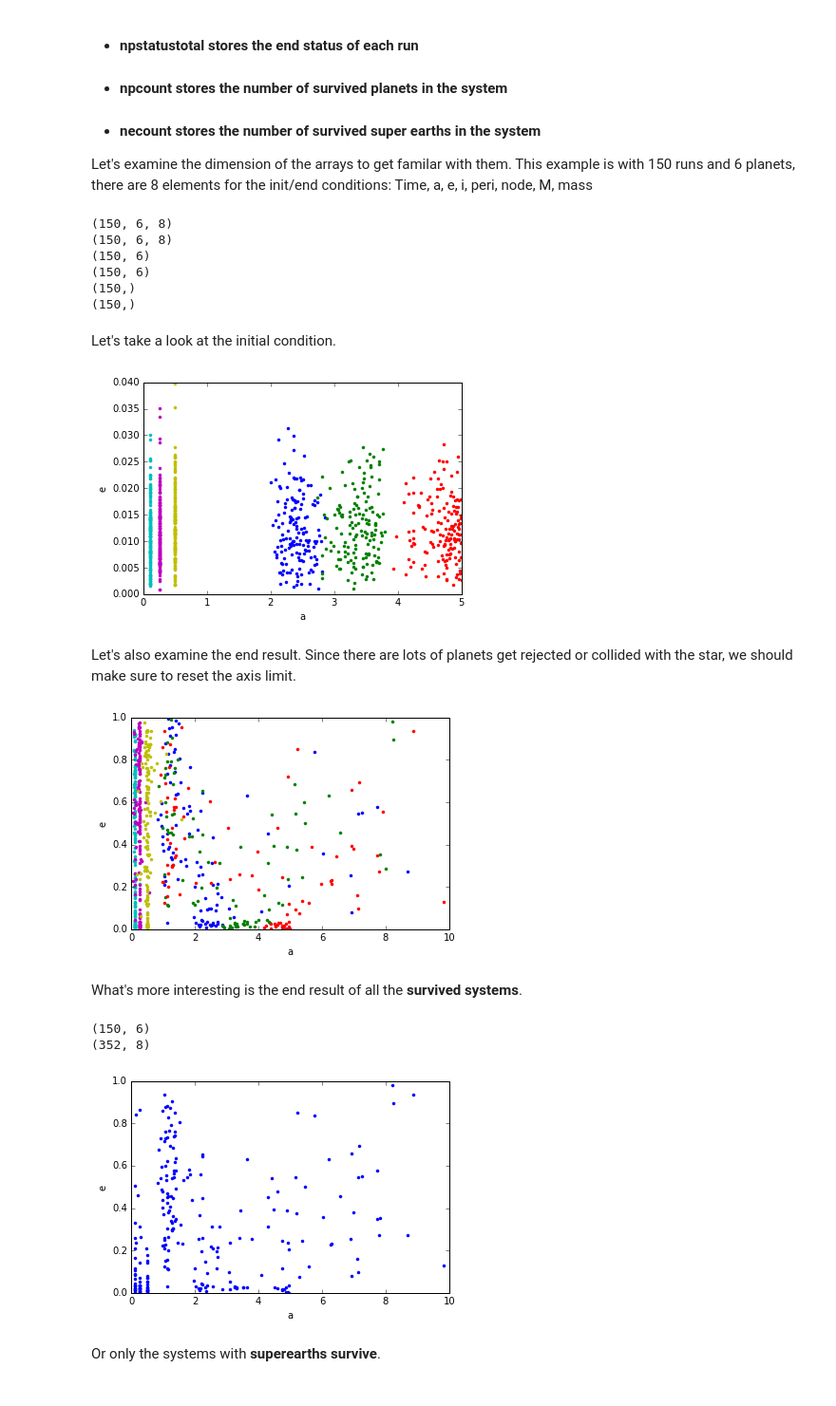
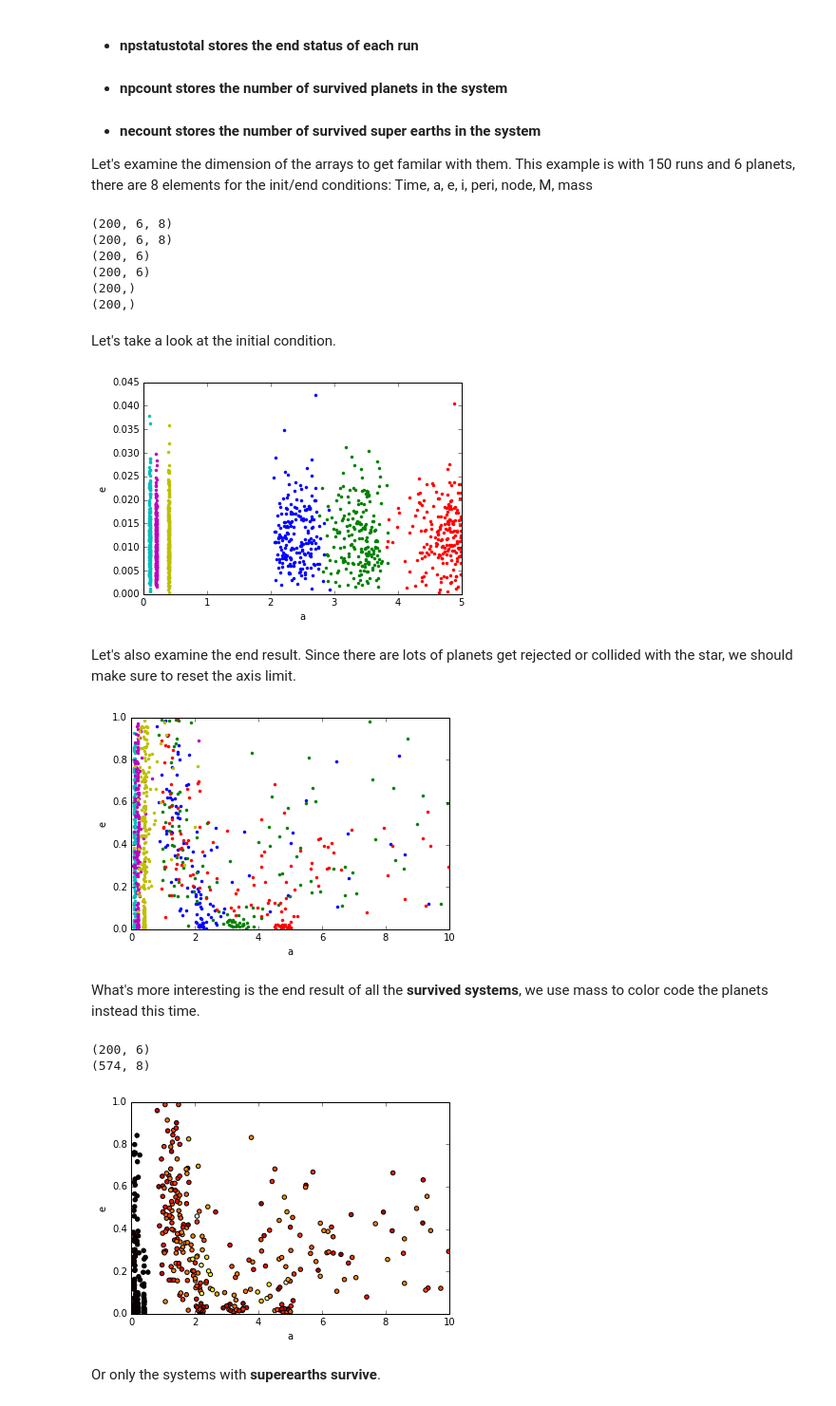
Before and after one commit to chelseah/Scatter, a Jupyter notebook: Plot_demo.ipynb, the cells around one changed output. Shown: that part at 95% size. Saved outputs shown, nothing was run; the diff lists cells and outputs as text; code cells hidden in the pictures.

Commit message:
add in more utils in Plot_demo

```diff
--- a/Plot_demo.ipynb
+++ b/Plot_demo.ipynb
@@ -9,7 +9,7 @@ import matplotlib
 from matplotlib import pyplot as plt
 %matplotlib inline
 import pickle
-inittotal,endtotal,nsteptotal,npstatustotal,npcount,necount=pickle.load(open('data/runsummary.pkl',mode='r'))
+inittotal,endtotal,nsteptotal,npstatustotal,npcount,necount=pickle.load(open('data/runsummary_Exp2.pkl',mode='r'))
 # %% [markdown]
 - #### initotal stores all the initial conditions
 - #### endtotal stores all the end conditions
@@ -27,24 +27,31 @@ print npstatustotal.shape
 print npcount.shape
 print necount.shape
 # %% [output]
-(150, 6, 8)
-(150, 6, 8)
-(150, 6)
-(150, 6)
-(150,)
-(150,)
+(200, 6, 8)
+(200, 6, 8)
+(200, 6)
+(200, 6)
+(200,)
+(200,)
 # %%
 #plotting function
-def plot_scatter(dataarr,param1,param2,xlim=[],ylim=[]):
+def plot_scatter(dataarr,param1,param2,xlim=[],ylim=[],color=''):
     paramdic={"a":1,"e":2,"i":3,"peri":4,"node":5,"M":6,"mass":7}
     index1=paramdic[param1]
     index2=paramdic[param2]
     fig=plt.figure()
     ax=fig.add_subplot(111)
+
     try:
         ax.plot(dataarr[:,:,index1],dataarr[:,:,index2],'.')
     except IndexError:
-        ax.plot(dataarr[:,index1],dataarr[:,index2],'.')
+        if not color=='':
+            if type(color) is str:
+                ax.scatter(dataarr[:,index1],dataarr[:,index2],c=dataarr[:,paramdic[color]], cmap='hot')
+            else:
+                ax.scatter(dataarr[:,index1],dataarr[:,index2],c=color, cmap='hot')
+        else:
+            ax.plot(dataarr[:,index1],dataarr[:,index2],'.')
     ax.set_xlabel(param1)
     ax.set_ylabel(param2)
     if len(xlim)>0:
@@ -58,25 +65,24 @@ Let's take a look at the initial condition.
 # %%
 plot_scatter(inittotal,"a","e")
 # %% [output]
-[figure, old version]
+[figure, new version]
 # %% [markdown]
 Let's also examine the end result. Since there are lots of planets get rejected or collided with the star, we should make sure to reset the axis limit.
 # %%
 plot_scatter(endtotal,"a","e",xlim=[0,10],ylim=[0,1])
 # %% [output]
-[figure, old version]
+[figure, new version]
 # %% [markdown]
-What's more interesting is the end result of all the **survived systems**.
+What's more interesting is the end result of all the **survived systems**, we use mass to color code the planets instead this time.
 # %%
 survive=npstatustotal==0
 print survive.shape
 print endtotal[survive,:].shape
-plot_scatter(endtotal[survive,:],"a","e",xlim=[0,10],ylim=[0,1])
-#TBD: need to figure out a way to color code this
+plot_scatter(endtotal[survive,:],"a","e",xlim=[0,10],ylim=[0,1],color="mass")
 # %% [output]
-(150, 6)
-(352, 8)
+(200, 6)
+(574, 8)
-[figure, old version]
+[figure, new version]
 # %% [markdown]
 Or only the systems with **superearths survive**.
 # %%
```
Also changed, not shown: parts of 9 cells of this notebook.
